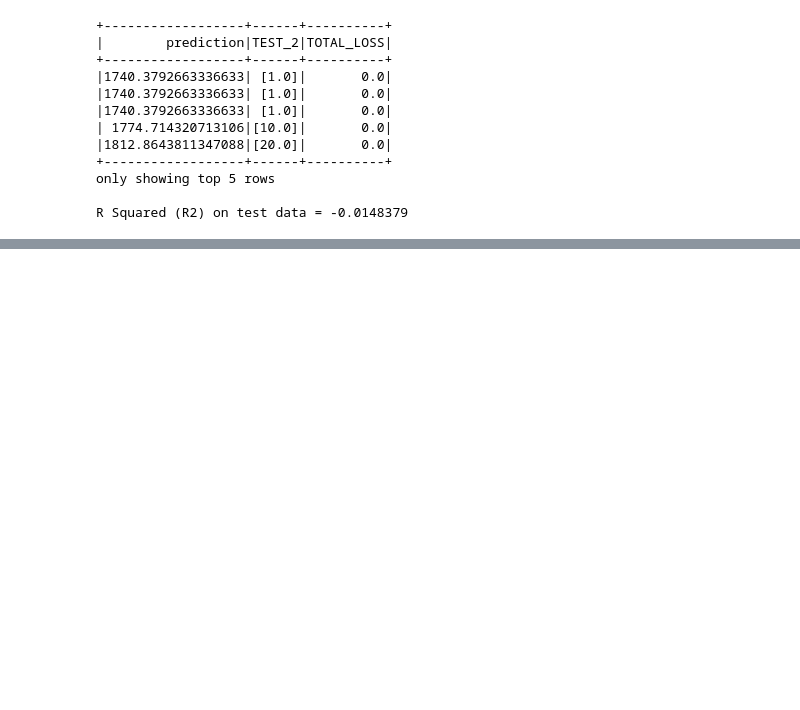
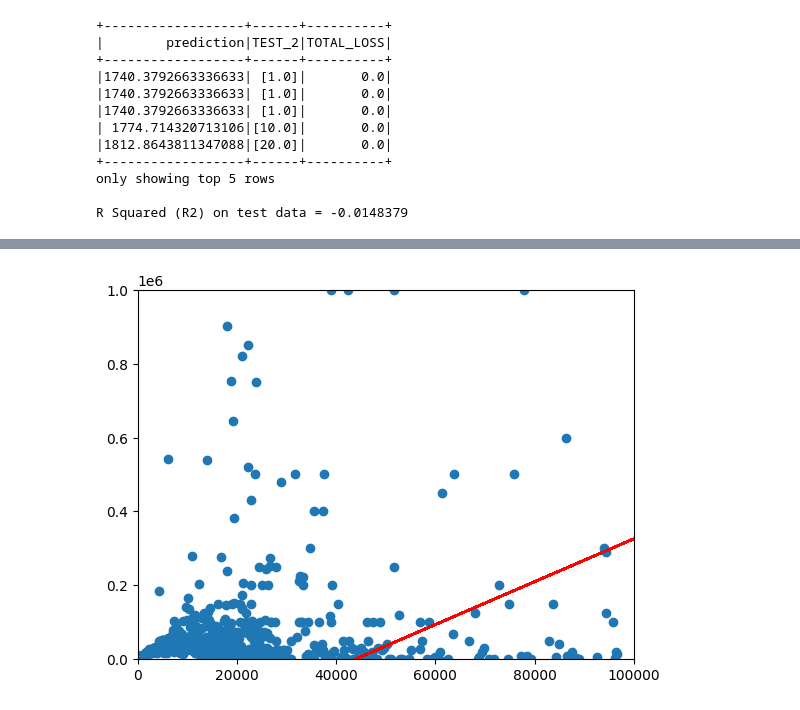
Before and after one commit to abhiman23897/fire-hazard-analytics, a Jupyter notebook: analysis.ipynb, the cells around one changed output, grey strips where cells are left out. Drawn from its saved outputs; the diff is of its cells as text; code cells hidden in the pictures; blank space fills up the shorter version.

Commit message:
Added ML model for predicting loss with fire time as input

```diff
--- a/analysis.ipynb
+++ b/analysis.ipynb
@@ -359,0 +462,4 @@ R Squared (R2) on test data = -0.0148379
+# %%
+lr_model = lr.fit(train_df)
+print("Coefficients: " + str(lr_model.coefficients))
+print("Intercept: " + str(lr_model.intercept))
@@ -359,0 +488,6 @@ R Squared (R2) on test data = -0.0148379
+# %%
+lr_predictions = lr_model.transform(test_df)
+lr_predictions.filter(lr_predictions.prediction>0).select("prediction","features","AVG_LOSS").show(5)
+lr_evaluator = RegressionEvaluator(predictionCol="prediction", \
+                 labelCol="AVG_LOSS",metricName="r2")
+print("R Squared (R2) on test data = %g" % lr_evaluator.evaluate(lr_predictions))
@@ -359,0 +516,12 @@ R Squared (R2) on test data = -0.0148379
+# %%
+predict_pd = lr_predictions.toPandas()
+# %%
+train_pd = time_loss_predict_df.select(["TOTAL_FIRE_TIME","AVG_LOSS"]).toPandas()
+# %%
+plt.scatter(train_pd["TOTAL_FIRE_TIME"],train_pd["AVG_LOSS"])
+plt.plot(train_pd["TOTAL_FIRE_TIME"], predict_pd["prediction"], color = "r")
+plt.xlim(0,100000)
+plt.ylim(0,1000000)
+plt.show()
+# %% [output]
+[figure, added]
```
Also changed, not shown: parts of 37 cells of this notebook.
